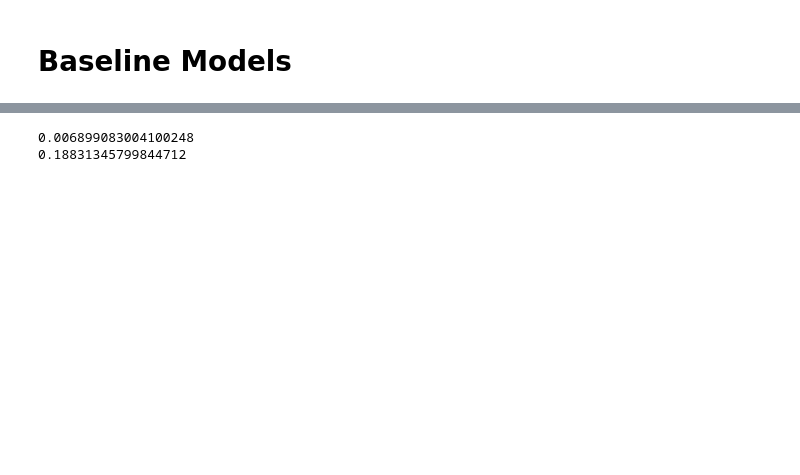
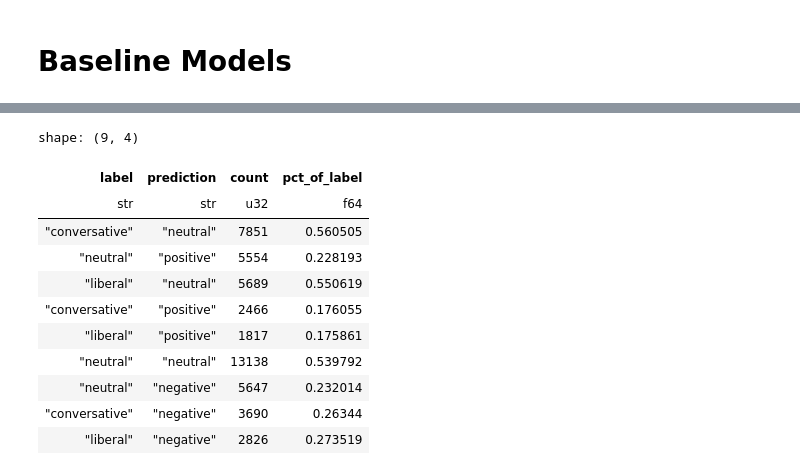
Before and after one commit to PaulTerrasi/Political-Signaling-Sentiment-Analysis, a Jupyter notebook: src/modeling/baseline.ipynb, the cells around one changed output, grey strips where cells are left out. Cells and saved outputs as stored; diff of their text form; code cells hidden in the pictures; blank space fills up the shorter version.

```diff
--- a/src/modeling/baseline.ipynb
+++ b/src/modeling/baseline.ipynb
@@ -36,11 +54,11 @@ Some weights of the model checkpoint at cardiffnlp/twitter-roberta-base-sentimen
 # %%
 # Load train and test data
-train = pl.read_parquet(here("data/train.parquet"))
-test = pl.read_parquet(here("data/test.parquet"))
+train = pl.read_parquet("drive/MyDrive/Data/train_reduced.parquet")
+test = pl.read_parquet("drive/MyDrive/Data/test_reduced.parquet")
 # %%
 # Test inference logic
 
-tst = train.head(10).collect().row(2, named=True)
+tst = train.head(10).row(2, named=True)
 
 print(tst)
 
@@ -70,8 +88,12 @@ inference_single(test.head(10).collect().row(2, named=True)["content"])
 # %%
-tst = train.head(500)
-
-tst.with_columns(
+test = test.with_columns(
     pl.col("content")
     .map_elements(inference_single, return_dtype=pl.Struct({'negative': pl.Float64, 'neutral': pl.Float64, 'positive': pl.Float64}))
     .alias("score")
 ).unnest("score")
+
+train = train.with_columns(
+    pl.col("content")
+    .map_elements(inference_single, return_dtype=pl.Struct({'negative': pl.Float64, 'neutral': pl.Float64, 'positive': pl.Float64}))
+    .alias("score")
+).unnest("score")
@@ -115,28 +100,27 @@ def inference_batch(batch: pl.Series) -> dict[str, np.float32]:
-# %%
-tst = train.head(500)
-
-tst = tst.with_columns(
-    pl.col("content")
-    .map_batches(inference_batch, return_dtype=pl.Struct({'negative': pl.Float64, 'neutral': pl.Float64, 'positive': pl.Float64}))
-    .alias("score")
-).unnest("score")
-
-exp_sum = (pl.col("negative").exp() + pl.col("neutral").exp() + pl.col("positive").exp()).alias("exp_sum")
-
-tst.with_columns([
-    exp_sum.alias("exp_sum"),
-    pl.col("negative").exp() / exp_sum,
-    pl.col("neutral").exp() / exp_sum,
-    pl.col("positive").exp() / exp_sum,
-    pl.when(pl.col("negative") > pl.col("neutral")).then(
-        pl.when(pl.col("negative") > pl.col("positive"))
-        .then(pl.lit("negative"))
-        .otherwise(pl.lit("positive"))
-    ).otherwise(pl.when(pl.col("neutral") > pl.col("positive"))
-        .then(pl.lit("neutral"))
-        .otherwise(pl.lit("positive"))
-    )
-]).drop("exp_sum")
-# %% [output]
-0.006899083004100248
-0.18831345799844712
+# %%
+calc_prediction = pl.when(pl.col("negative") > pl.col("neutral")).then(
+        pl.when(pl.col("negative") > pl.col("positive"))
+        .then(pl.lit("negative"))
+        .otherwise(pl.lit("positive"))
+    ).otherwise(pl.when(pl.col("neutral") > pl.col("positive"))
+        .then(pl.lit("neutral"))
+        .otherwise(pl.lit("positive"))
+    ).alias("prediction")
+
+train = train.with_columns(calc_prediction)
+test = test.with_columns(calc_prediction)
+# %%
+train.group_by(["label", "prediction"]).agg(pl.len().alias("count")).with_columns((pl.col("count") / pl.col("count").sum().over("label")).alias("pct_of_label"))
+# %% [output]
+shape: (9, 4)
+| label | prediction | count | pct_of_label |
+| str | str | u32 | f64 |
+| "conversative" | "neutral" | 7851 | 0.560505 |
+| "neutral" | "positive" | 5554 | 0.228193 |
+| "liberal" | "neutral" | 5689 | 0.550619 |
+| "conversative" | "positive" | 2466 | 0.176055 |
+| "liberal" | "positive" | 1817 | 0.175861 |
+| "neutral" | "neutral" | 13138 | 0.539792 |
+| "neutral" | "negative" | 5647 | 0.232014 |
+| "conversative" | "negative" | 3690 | 0.26344 |
+| "liberal" | "negative" | 2826 | 0.273519 |
```
Also changed, not shown: parts of 12 cells of this notebook.
